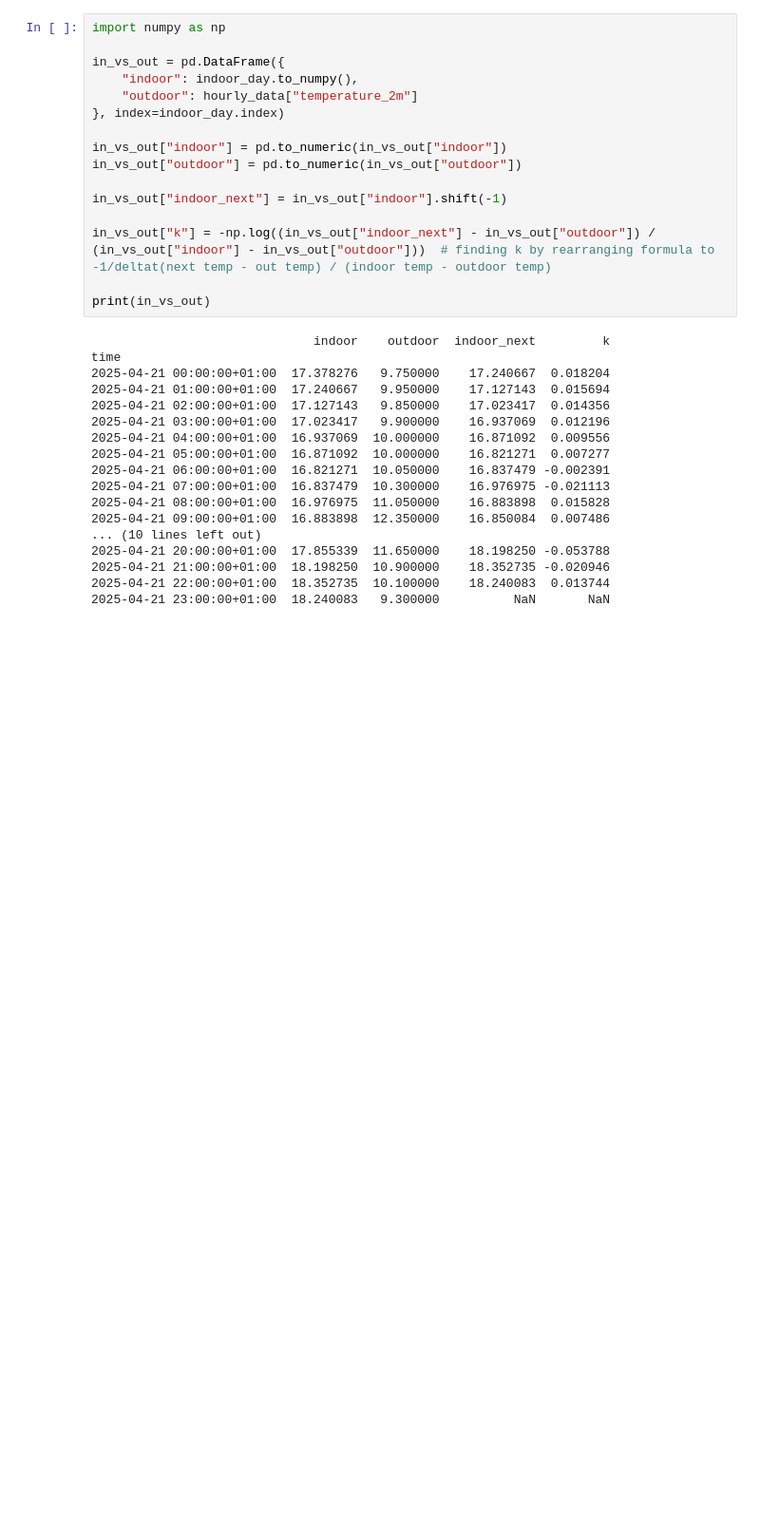
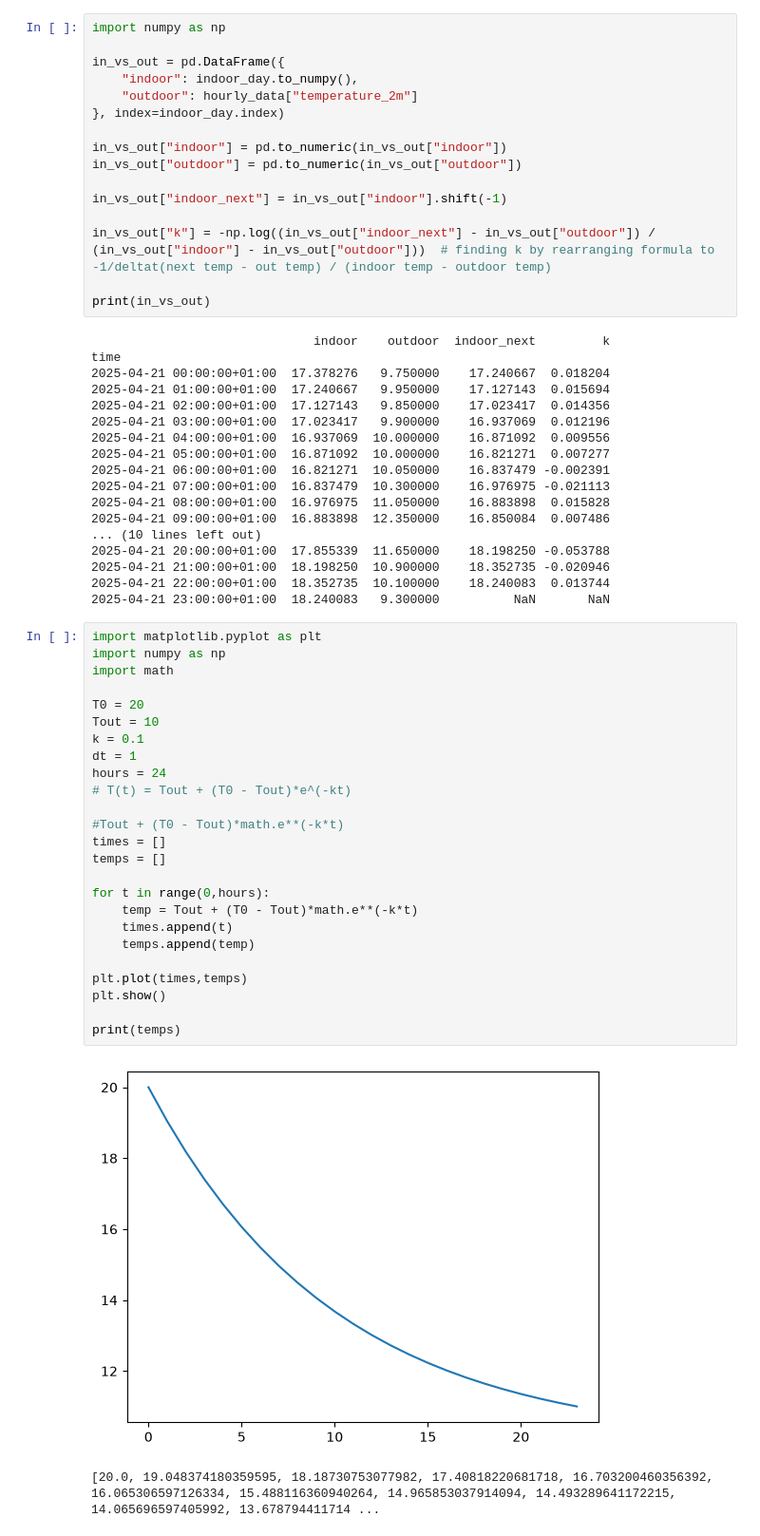
Before and after one commit to AlsworthN/House-Heating, a Jupyter notebook: test.ipynb, the cells around one changed output. Shown at 95% size. Drawn from its saved outputs; the diff is of its cells as text; blank space fills up the shorter version.

```diff
--- a/test.ipynb
+++ b/test.ipynb
@@ -168,3 +168,31 @@ time
 2025-04-21 21:00:00+01:00  18.198250  10.900000    18.352735 -0.020946
 2025-04-21 22:00:00+01:00  18.352735  10.100000    18.240083  0.013744
 2025-04-21 23:00:00+01:00  18.240083   9.300000          NaN       NaN
+# %%
+import matplotlib.pyplot as plt
+import numpy as np
+import math
+
+T0 = 20
+Tout = 10
+k = 0.1
+dt = 1
+hours = 24
+# T(t) = Tout + (T0 - Tout)*e^(-kt)
+
+#Tout + (T0 - Tout)*math.e**(-k*t)
+times = []
+temps = []
+
+for t in range(0,hours):
+    temp = Tout + (T0 - Tout)*math.e**(-k*t)
+    times.append(t)
+    temps.append(temp)
+
+plt.plot(times,temps)
+plt.show()
+
+print(temps)
+# %% [output]
+[figure, added]
+[20.0, 19.048374180359595, 18.18730753077982, 17.40818220681718, 16.703200460356392, 16.065306597126334, 15.488116360940264, 14.965853037914094, 14.493289641172215, 14.065696597405992, 13.678794411714 ...
```
Also changed, not shown: parts of 1 cell of this notebook.
